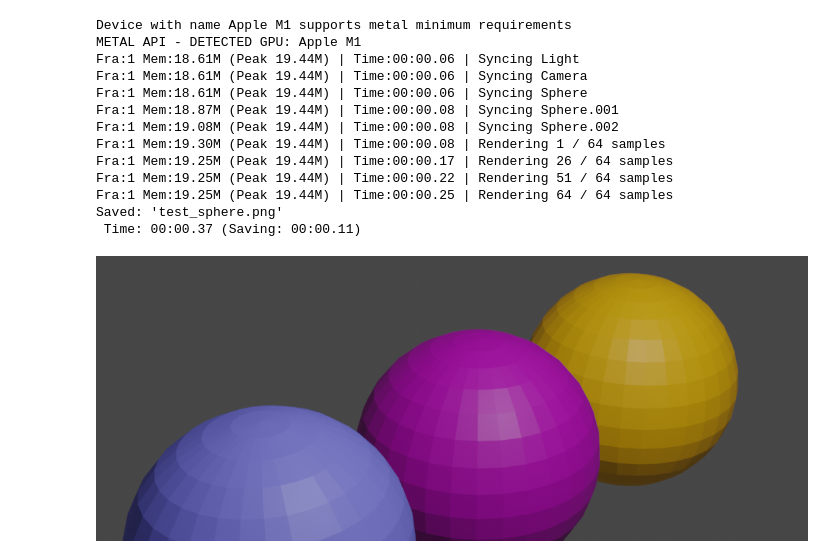
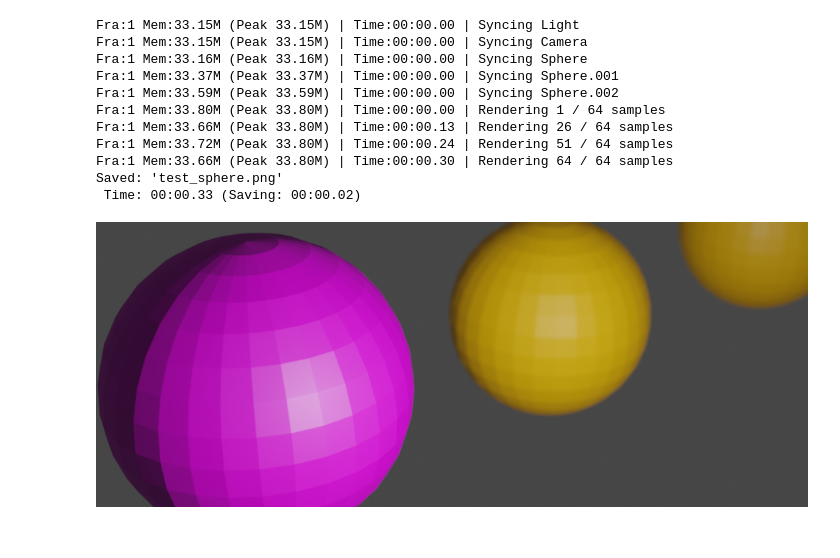
Before and after one commit to kolibril13/ipyblender-experimental, a Jupyter notebook: testing.ipynb, the cells around one changed output. Drawn from its saved outputs; the diff is of its cells as text; code cells hidden in the pictures.

Commit message:
three spheres

```diff
--- a/testing.ipynb
+++ b/testing.ipynb
@@ -23,48 +23,52 @@ bpy.ops.object.select_all(action="DESELECT")
 bpy.ops.object.select_by_type(type="MESH")
 bpy.ops.object.delete()
 
+light = bpy.data.objects["Light"]
+light.location = (4, 0, 2)  # Position the light to the left of the spheres
 
 # Define colors (R, G, B, A)
 blue = (0.2, 0.2, 1, 1)
 purple = (0.5, 0, 0.5, 1)
 orange = (1, 0.5, 0, 1)
 
 # Call the make_sphere function
-make_sphere(blue, (0, 0, 0))
-make_sphere(purple, (0, 2, 0))
-make_sphere(orange, (0, 4, 0))
+make_sphere(purple, (0, 0, 1))
+make_sphere(orange, (-1, 4, 0))
+make_sphere(orange, (-1, 8, 0))
 
 # Render settings
 bpy.context.scene.render.resolution_x = 1000
 bpy.context.scene.render.resolution_y = 400
 bpy.context.scene.render.image_settings.file_format = "PNG"
 bpy.context.scene.render.filepath = "test_sphere.png"
 
 
 camera = bpy.data.objects["Camera"]
-camera.location = (5, -3, 4)a
+focus_distance = 6
+camera.location = (5, -3, 4)
+camera.data.dof.use_dof = True
+camera.data.dof.focus_distance = focus_distance
+camera.data.dof.aperture_fstop = 0.5  # Adjust this value to control blur amount
 
 
 
 # Render the image
 bpy.ops.render.render(write_still=True)
 
 # Save the image to the specified filepath
 bpy.data.images["Render Result"].save_render(filepath=bpy.context.scene.render.filepath)
 
 display(Image("test_sphere.png"))
 # %% [output]
-Device with name Apple M1 supports metal minimum requirements
-METAL API - DETECTED GPU: Apple M1
-Fra:1 Mem:18.61M (Peak 19.44M) | Time:00:00.06 | Syncing Light
-Fra:1 Mem:18.61M (Peak 19.44M) | Time:00:00.06 | Syncing Camera
-Fra:1 Mem:18.61M (Peak 19.44M) | Time:00:00.06 | Syncing Sphere
-Fra:1 Mem:18.87M (Peak 19.44M) | Time:00:00.08 | Syncing Sphere.001
-Fra:1 Mem:19.08M (Peak 19.44M) | Time:00:00.08 | Syncing Sphere.002
-Fra:1 Mem:19.30M (Peak 19.44M) | Time:00:00.08 | Rendering 1 / 64 samples
-Fra:1 Mem:19.25M (Peak 19.44M) | Time:00:00.17 | Rendering 26 / 64 samples
-Fra:1 Mem:19.25M (Peak 19.44M) | Time:00:00.22 | Rendering 51 / 64 samples
-Fra:1 Mem:19.25M (Peak 19.44M) | Time:00:00.25 | Rendering 64 / 64 samples
+Fra:1 Mem:33.15M (Peak 33.15M) | Time:00:00.00 | Syncing Light
+Fra:1 Mem:33.15M (Peak 33.15M) | Time:00:00.00 | Syncing Camera
+Fra:1 Mem:33.16M (Peak 33.16M) | Time:00:00.00 | Syncing Sphere
+Fra:1 Mem:33.37M (Peak 33.37M) | Time:00:00.00 | Syncing Sphere.001
+Fra:1 Mem:33.59M (Peak 33.59M) | Time:00:00.00 | Syncing Sphere.002
+Fra:1 Mem:33.80M (Peak 33.80M) | Time:00:00.00 | Rendering 1 / 64 samples
+Fra:1 Mem:33.66M (Peak 33.80M) | Time:00:00.13 | Rendering 26 / 64 samples
+Fra:1 Mem:33.72M (Peak 33.80M) | Time:00:00.24 | Rendering 51 / 64 samples
+Fra:1 Mem:33.66M (Peak 33.80M) | Time:00:00.30 | Rendering 64 / 64 samples
 Saved: 'test_sphere.png'
- Time: 00:00.37 (Saving: 00:00.11)
+ Time: 00:00.33 (Saving: 00:00.02)
-[figure, old version]
+[figure, new version]
```
